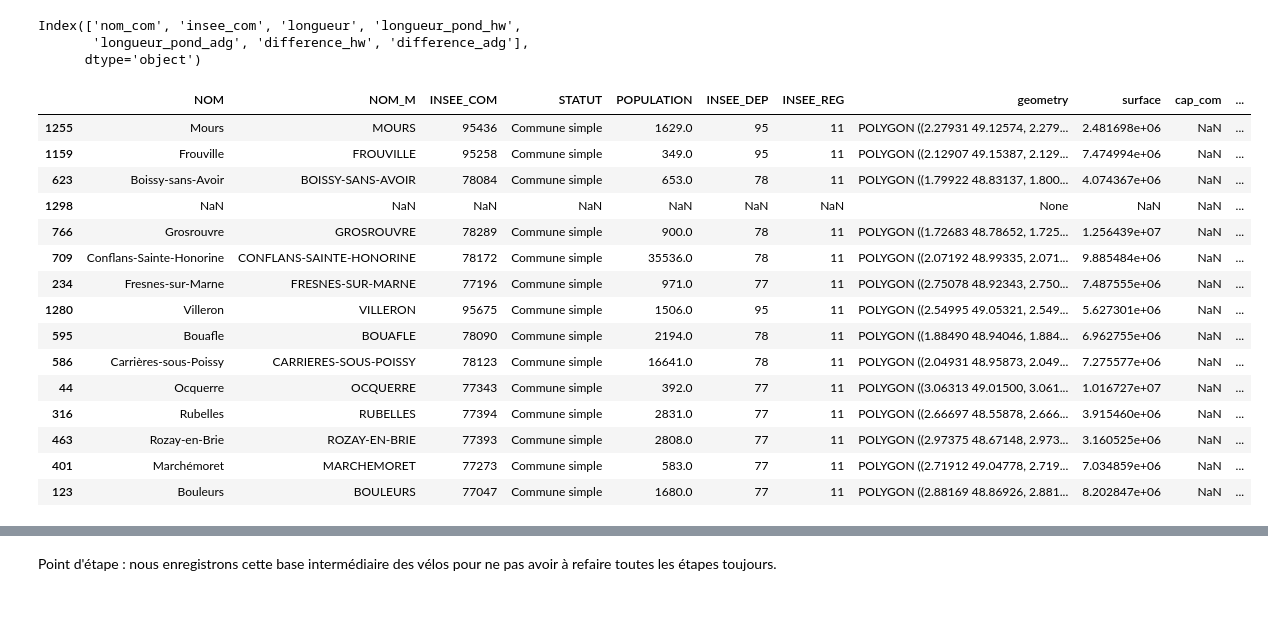
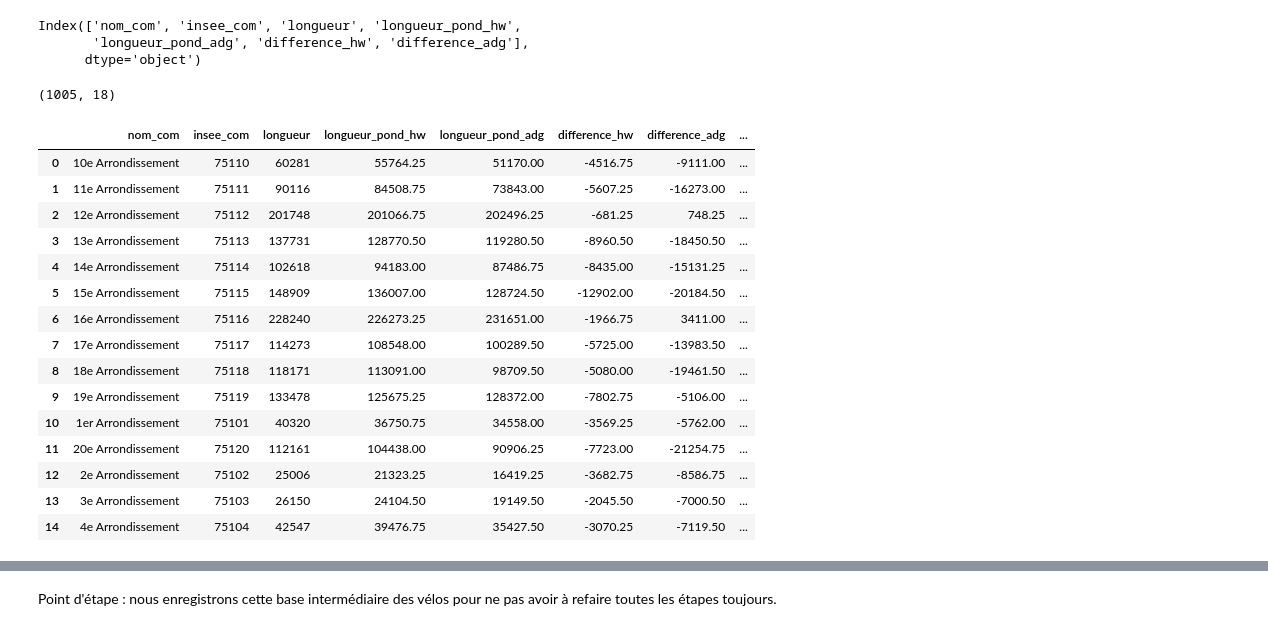
Before and after one commit to christellenguenang/Projet_Catherine_Christelle, a Jupyter notebook: 1_traitement_analyse.ipynb, the cells around one changed output, grey strips where cells are left out. Cells and saved outputs as stored; diff of their text form; code cells hidden in the pictures.

```diff
--- a/1_traitement_analyse.ipynb
+++ b/1_traitement_analyse.ipynb
@@ -330,3 +343,5 @@ communes.sample(n=10)
+# %%
+communes['INSEE_COM'] = communes['insee_com']
 # %% [markdown]
 ## Les vélibs en Ile de France
 # %%
@@ -375,0 +401,30 @@ gdf_velib_with_communes = gpd.sjoin(gdf_velib, communes[['id', 'NOM', 'INSEE_COM
+# %%
+# Créer un dictionnaire de mapping des codes INSEE_COMMUNE pour les arrondissements de Paris
+mapping_arrondissements = {
+    'Paris 1er Arrondissement': '75101',
+    'Paris 2e Arrondissement': '75102',
+    'Paris 3e Arrondissement': '75103',
+    'Paris 4e Arrondissement': '75104',
+    'Paris 5e Arrondissement': '75105',
+    'Paris 6e Arrondissement': '75106',
+    'Paris 7e Arrondissement': '75107',
+    'Paris 8e Arrondissement': '75108',
+    'Paris 9e Arrondissement': '75109',
+    'Paris 10e Arrondissement': '75110',
+    'Paris 11e Arrondissement': '75111',
+    'Paris 12e Arrondissement': '75112',
+    'Paris 13e Arrondissement': '75113',
+    'Paris 14e Arrondissement': '75114',
+    'Paris 15e Arrondissement': '75115',
+    'Paris 16e Arrondissement': '75116',
+    'Paris 17e Arrondissement': '75117',
+    'Paris 18e Arrondissement': '75118',
+    'Paris 19e Arrondissement': '75119',
+    'Paris 20e Arrondissement': '75120'
+}
+
+# Appliquer le mapping pour remplacer les codes INSEE_COMMUNE
+gdf_velib_with_communes['INSEE_COM'] = gdf_velib_with_communes.apply(lambda row: mapping_arrondissements.get(row['NOM'], row['INSEE_COM']), axis=1)
+
+# Afficher le DataFrame avec les codes INSEE_COMMUNE mis à jour
+print(gdf_velib_with_communes)
@@ -382,3 +473,3 @@ df_aggregated = gdf_velib_with_communes.groupby('INSEE_COM').agg(
 # %%
 # Étape 3 : Merge avec le GeoDataFrame des communes
-df_velib = pd.merge(communes, df_aggregated, how='left', on='INSEE_COM')
+df_velib = pd.merge(df_aggregated, communes, how='left', on='INSEE_COM')
@@ -412,28 +523,29 @@ Index(['nom_com', 'insee_com', 'longueur', 'longueur_pond_hw',
        'longueur_pond_adg', 'difference_hw', 'difference_adg'],
       dtype='object')
 # %%
-# Colonnes à utiliser pour la fusion
-colonnes_fusion = ['NOM', 'INSEE_COM']
-
 # Fusion des DataFrames
-df_velo = pd.merge(df_velib, df_amenagements, left_on=colonnes_fusion, right_on=['nom_com', 'insee_com'], how='outer')
+df_velo = pd.merge(df_amenagements, df_velib, left_on=['insee_com'], right_on =['INSEE_COM'], how='left')
+# %%
+print(df_velo.shape)
+# %% [output]
+(1005, 18)
 # %%
-df_velo.sample(15)
+df_velo.head(15)
 # %% [output]
-|  | NOM | NOM_M | INSEE_COM | STATUT | POPULATION | INSEE_DEP | INSEE_REG | geometry | surface | cap_com | ... |
-| 1255 | Mours | MOURS | 95436 | Commune simple | 1629.0 | 95 | 11 | POLYGON ((2.27931 49.12574, 2.279... | 2.481698e+06 | NaN | ... |
-| 1159 | Frouville | FROUVILLE | 95258 | Commune simple | 349.0 | 95 | 11 | POLYGON ((2.12907 49.15387, 2.129... | 7.474994e+06 | NaN | ... |
-| 623 | Boissy-sans-Avoir | BOISSY-SANS-AVOIR | 78084 | Commune simple | 653.0 | 78 | 11 | POLYGON ((1.79922 48.83137, 1.800... | 4.074367e+06 | NaN | ... |
-| 1298 | NaN | NaN | NaN | NaN | NaN | NaN | NaN | None | NaN | NaN | ... |
-| 766 | Grosrouvre | GROSROUVRE | 78289 | Commune simple | 900.0 | 78 | 11 | POLYGON ((1.72683 48.78652, 1.725... | 1.256439e+07 | NaN | ... |
-| 709 | Conflans-Sainte-Honorine | CONFLANS-SAINTE-HONORINE | 78172 | Commune simple | 35536.0 | 78 | 11 | POLYGON ((2.07192 48.99335, 2.071... | 9.885484e+06 | NaN | ... |
-| 234 | Fresnes-sur-Marne | FRESNES-SUR-MARNE | 77196 | Commune simple | 971.0 | 77 | 11 | POLYGON ((2.75078 48.92343, 2.750... | 7.487555e+06 | NaN | ... |
-| 1280 | Villeron | VILLERON | 95675 | Commune simple | 1506.0 | 95 | 11 | POLYGON ((2.54995 49.05321, 2.549... | 5.627301e+06 | NaN | ... |
-| 595 | Bouafle | BOUAFLE | 78090 | Commune simple | 2194.0 | 78 | 11 | POLYGON ((1.88490 48.94046, 1.884... | 6.962755e+06 | NaN | ... |
-| 586 | Carrières-sous-Poissy | CARRIERES-SOUS-POISSY | 78123 | Commune simple | 16641.0 | 78 | 11 | POLYGON ((2.04931 48.95873, 2.049... | 7.275577e+06 | NaN | ... |
-| 44 | Ocquerre | OCQUERRE | 77343 | Commune simple | 392.0 | 77 | 11 | POLYGON ((3.06313 49.01500, 3.061... | 1.016727e+07 | NaN | ... |
-| 316 | Rubelles | RUBELLES | 77394 | Commune simple | 2831.0 | 77 | 11 | POLYGON ((2.66697 48.55878, 2.666... | 3.915460e+06 | NaN | ... |
-| 463 | Rozay-en-Brie | ROZAY-EN-BRIE | 77393 | Commune simple | 2808.0 | 77 | 11 | POLYGON ((2.97375 48.67148, 2.973... | 3.160525e+06 | NaN | ... |
-| 401 | Marchémoret | MARCHEMORET | 77273 | Commune simple | 583.0 | 77 | 11 | POLYGON ((2.71912 49.04778, 2.719... | 7.034859e+06 | NaN | ... |
-| 123 | Bouleurs | BOULEURS | 77047 | Commune simple | 1680.0 | 77 | 11 | POLYGON ((2.88169 48.86926, 2.881... | 8.202847e+06 | NaN | ... |
+|  | nom_com | insee_com | longueur | longueur_pond_hw | longueur_pond_adg | difference_hw | difference_adg | ... |
+| 0 | 10e Arrondissement | 75110 | 60281 | 55764.25 | 51170.00 | -4516.75 | -9111.00 | ... |
+| 1 | 11e Arrondissement | 75111 | 90116 | 84508.75 | 73843.00 | -5607.25 | -16273.00 | ... |
+| 2 | 12e Arrondissement | 75112 | 201748 | 201066.75 | 202496.25 | -681.25 | 748.25 | ... |
+| 3 | 13e Arrondissement | 75113 | 137731 | 128770.50 | 119280.50 | -8960.50 | -18450.50 | ... |
+| 4 | 14e Arrondissement | 75114 | 102618 | 94183.00 | 87486.75 | -8435.00 | -15131.25 | ... |
+| 5 | 15e Arrondissement | 75115 | 148909 | 136007.00 | 128724.50 | -12902.00 | -20184.50 | ... |
+| 6 | 16e Arrondissement | 75116 | 228240 | 226273.25 | 231651.00 | -1966.75 | 3411.00 | ... |
+| 7 | 17e Arrondissement | 75117 | 114273 | 108548.00 | 100289.50 | -5725.00 | -13983.50 | ... |
+| 8 | 18e Arrondissement | 75118 | 118171 | 113091.00 | 98709.50 | -5080.00 | -19461.50 | ... |
+| 9 | 19e Arrondissement | 75119 | 133478 | 125675.25 | 128372.00 | -7802.75 | -5106.00 | ... |
+| 10 | 1er Arrondissement | 75101 | 40320 | 36750.75 | 34558.00 | -3569.25 | -5762.00 | ... |
+| 11 | 20e Arrondissement | 75120 | 112161 | 104438.00 | 90906.25 | -7723.00 | -21254.75 | ... |
+| 12 | 2e Arrondissement | 75102 | 25006 | 21323.25 | 16419.25 | -3682.75 | -8586.75 | ... |
+| 13 | 3e Arrondissement | 75103 | 26150 | 24104.50 | 19149.50 | -2045.50 | -7000.50 | ... |
+| 14 | 4e Arrondissement | 75104 | 42547 | 39476.75 | 35427.50 | -3070.25 | -7119.50 | ... |
 # %%
```
Also changed, not shown: parts of 30 cells of this notebook.
